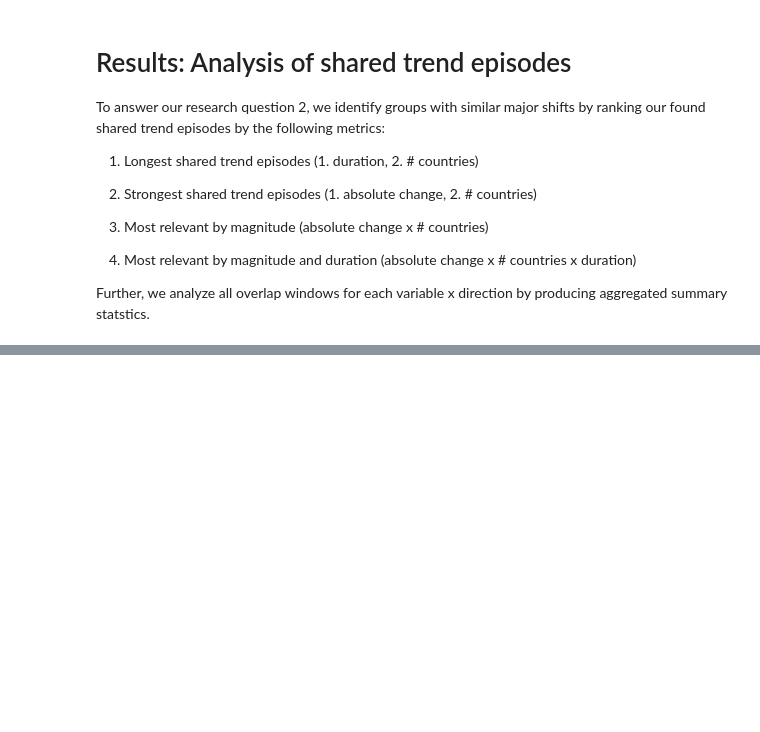
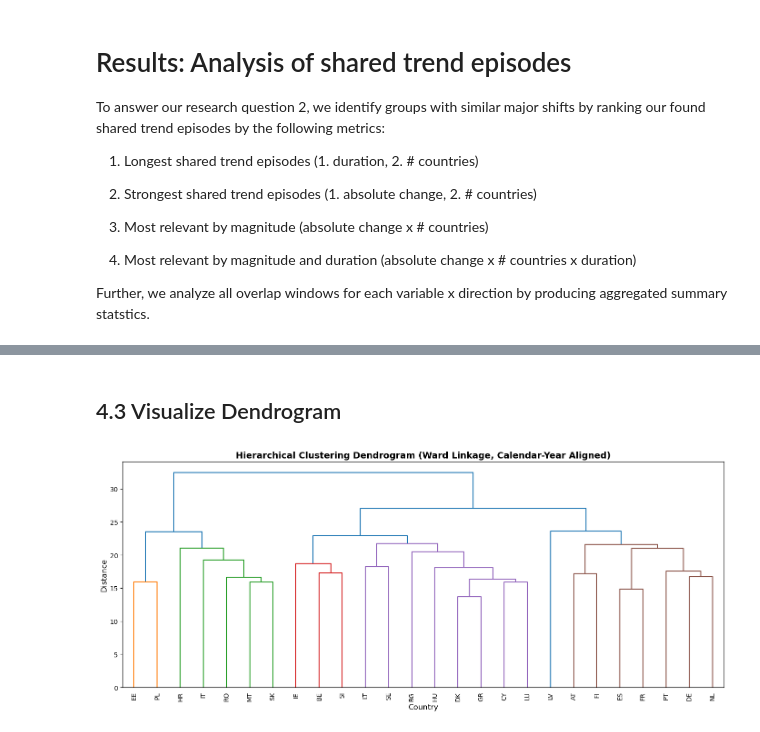
Before and after one commit to StefanSick/exdex_project, a Jupyter notebook: src/Group_20_notebook.ipynb, the cells around one changed output, grey strips where cells are left out. Drawn from its saved outputs; the diff is of its cells as text; code cells hidden in the pictures; blank space fills up the shorter version.

```diff
--- a/src/Group_20_notebook.ipynb
+++ b/src/Group_20_notebook.ipynb
@@ -1918,0 +2655,30 @@ display("5) Variable-level summary", variable_summary)
+# %% [markdown]
+##  4.3 Visualize Dendrogram
+# %%
+def plot_dendrogram_from_tensor(tensor, countries):
+    """
+    Create dendrogram using Ward linkage on flattened trajectories.
+    """
+    # Flatten and impute
+    n_countries, n_years, n_features = tensor.shape
+    X = tensor.reshape(n_countries, n_years * n_features)
+    X_filled = np.nan_to_num(X, nan=0)
+
+    # Compute linkage
+    Z = linkage(X_filled, method='ward')
+
+    # Plot
+    plt.figure(figsize=(14, 6))
+    dendrogram(Z, labels=countries, leaf_rotation=90)
+    plt.title('Hierarchical Clustering Dendrogram (Ward Linkage, Calendar-Year Aligned)',
+              fontsize=14, weight='bold')
+    plt.xlabel('Country', fontsize=12)
+    plt.ylabel('Distance', fontsize=12)
+    plt.tight_layout()
+    plt.show()
+
+    return Z
+
+Z = plot_dendrogram_from_tensor(tensor, countries)
+# %% [output]
+[figure, added]
```
Also changed, not shown: parts of 107 cells of this notebook.
